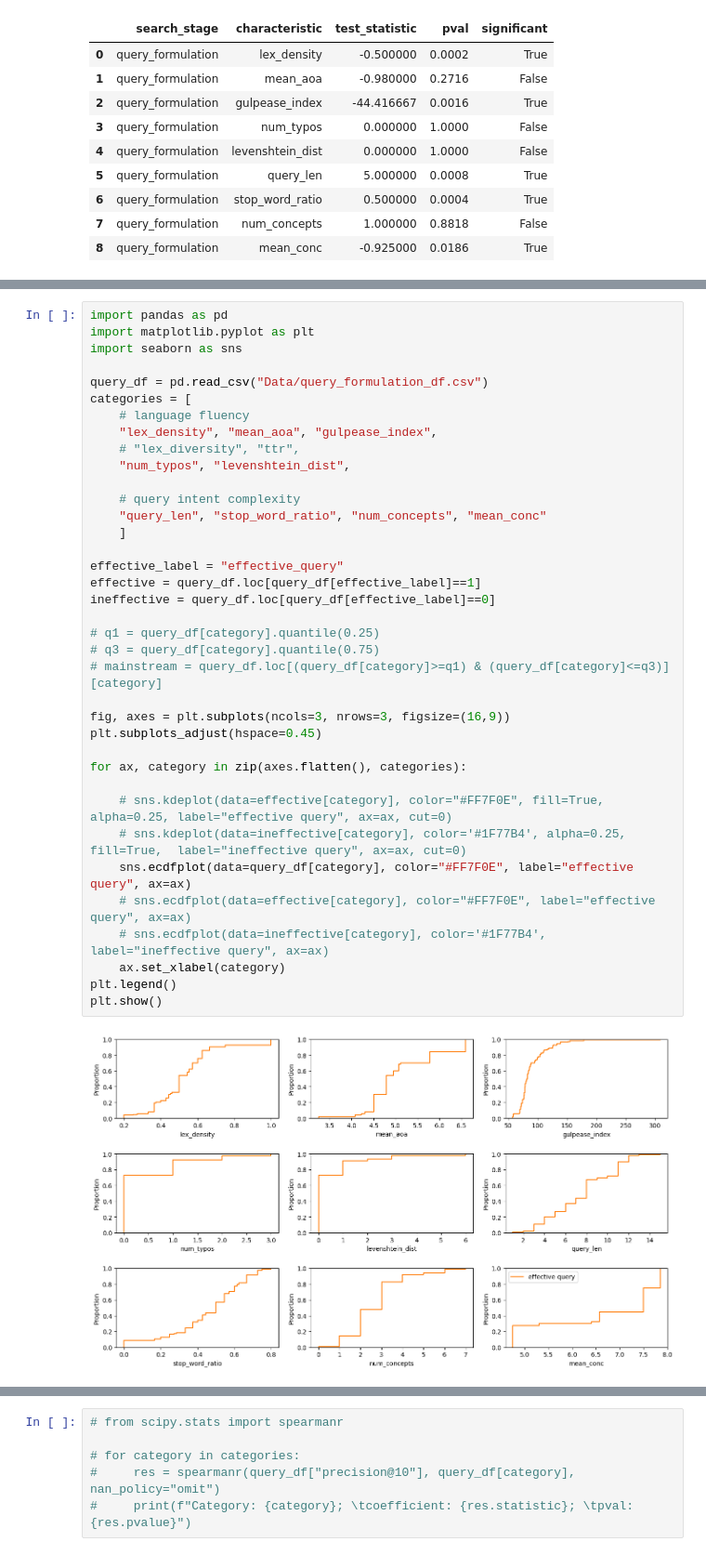
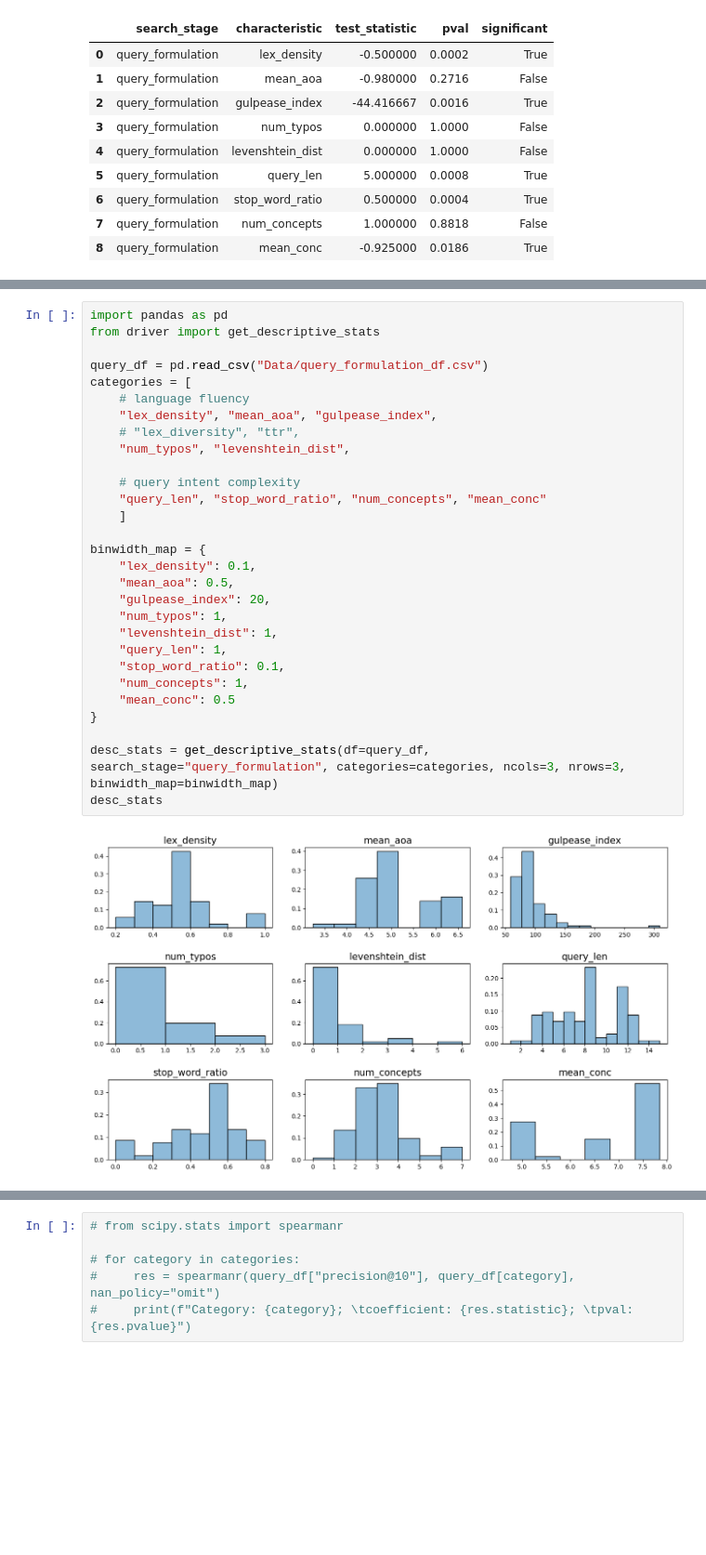
Before and after one commit to SOLandChildren/CHIIR27_LogAnalysis, a Jupyter notebook: query_formulation.ipynb, the cells around one changed output, grey strips where cells are left out. Shown at 93% size. Drawn from its saved outputs; the diff is of its cells as text; blank space fills up the shorter version.

```diff
--- a/query_formulation.ipynb
+++ b/query_formulation.ipynb
@@ -236,39 +236,31 @@ get_boxplots(query_df, "query_formulation", categories, "effective_query", artef
-# %%
-import pandas as pd
-import matplotlib.pyplot as plt
-import seaborn as sns
-
-query_df = pd.read_csv("Data/query_formulation_df.csv")
-categories = [
-    # language fluency
-    "lex_density", "mean_aoa", "gulpease_index",
-    # "lex_diversity", "ttr",
-    "num_typos", "levenshtein_dist",
-
-    # query intent complexity
-    "query_len", "stop_word_ratio", "num_concepts", "mean_conc"
-    ]
-
-effective_label = "effective_query"
-effective = query_df.loc[query_df[effective_label]==1]
-ineffective = query_df.loc[query_df[effective_label]==0]
-
-# q1 = query_df[category].quantile(0.25)
-# q3 = query_df[category].quantile(0.75)
-# mainstream = query_df.loc[(query_df[category]>=q1) & (query_df[category]<=q3)][category]
-
-fig, axes = plt.subplots(ncols=3, nrows=3, figsize=(16,9))
-plt.subplots_adjust(hspace=0.45)
-
-for ax, category in zip(axes.flatten(), categories):
-
-    # sns.kdeplot(data=effective[category], color="#FF7F0E", fill=True, alpha=0.25, label="effective query", ax=ax, cut=0)
-    # sns.kdeplot(data=ineffective[category], color='#1F77B4', alpha=0.25, fill=True,  label="ineffective query", ax=ax, cut=0)
-    sns.ecdfplot(data=query_df[category], color="#FF7F0E", label="effective query", ax=ax)
-    # sns.ecdfplot(data=effective[category], color="#FF7F0E", label="effective query", ax=ax)
-    # sns.ecdfplot(data=ineffective[category], color='#1F77B4', label="ineffective query", ax=ax)
-    ax.set_xlabel(category)
-plt.legend()
-plt.show()
-# %% [output]
-[figure, removed]
+# %%
+import pandas as pd
+from driver import get_descriptive_stats
+
+query_df = pd.read_csv("Data/query_formulation_df.csv")
+categories = [
+    # language fluency
+    "lex_density", "mean_aoa", "gulpease_index",
+    # "lex_diversity", "ttr",
+    "num_typos", "levenshtein_dist",
+
+    # query intent complexity
+    "query_len", "stop_word_ratio", "num_concepts", "mean_conc"
+    ]
+
+binwidth_map = {
+    "lex_density": 0.1,
+    "mean_aoa": 0.5,
+    "gulpease_index": 20,
+    "num_typos": 1,
+    "levenshtein_dist": 1,
+    "query_len": 1,
+    "stop_word_ratio": 0.1,
+    "num_concepts": 1,
+    "mean_conc": 0.5
+}
+
+desc_stats = get_descriptive_stats(df=query_df, search_stage="query_formulation", categories=categories, ncols=3, nrows=3, binwidth_map=binwidth_map)
+desc_stats
+# %% [output]
+[figure, added]
```
Also changed, not shown: parts of 5 cells of this notebook, 9 other files.
